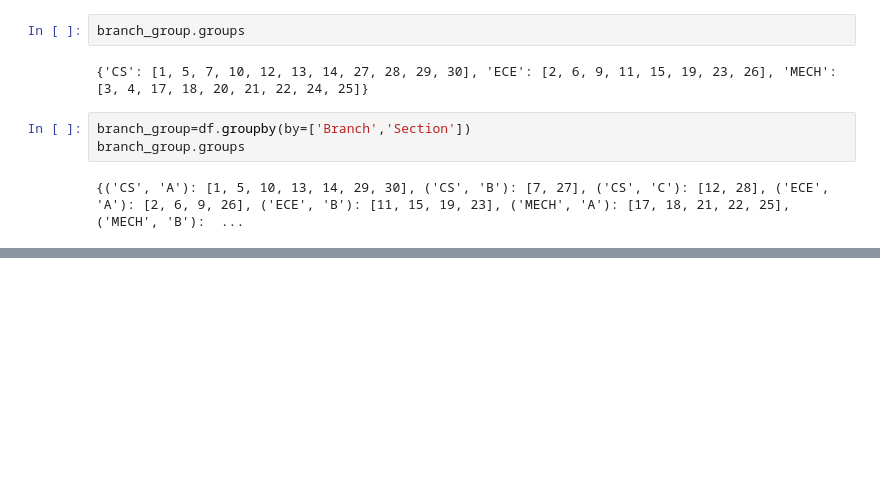
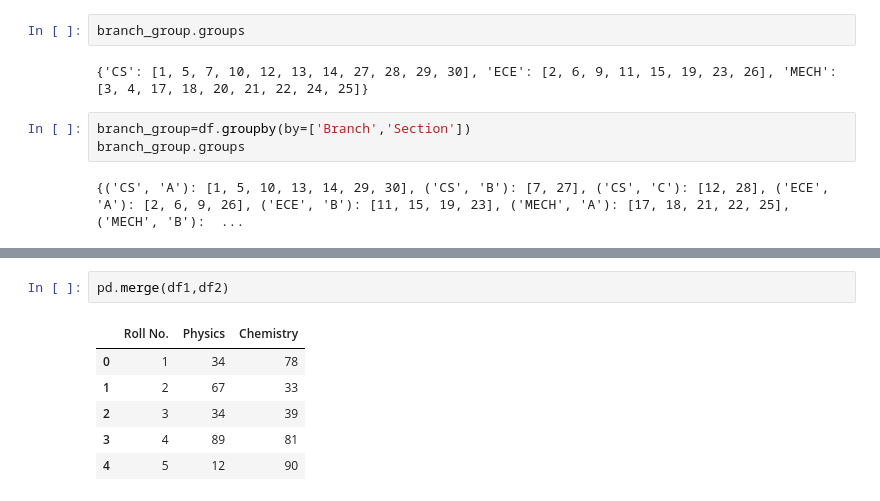
Before and after one commit to avisonstevedsouza/Pandas, a Jupyter notebook: groupby-function.ipynb, the cells around one changed output, grey strips where cells are left out. Saved outputs shown, nothing was run; the diff lists cells and outputs as text; blank space fills up the shorter version.

```diff
--- a/groupby-function.ipynb
+++ b/groupby-function.ipynb
@@ -97,0 +129,9 @@ Roll No.
+# %%
+pd.merge(df1,df2)
+# %% [output]
+|  | Roll No. | Physics | Chemistry |
+| 0 | 1 | 34 | 78 |
+| 1 | 2 | 67 | 33 |
+| 2 | 3 | 34 | 39 |
+| 3 | 4 | 89 | 81 |
+| 4 | 5 | 12 | 90 |
```
Also changed, not shown: parts of 15 cells of this notebook.
